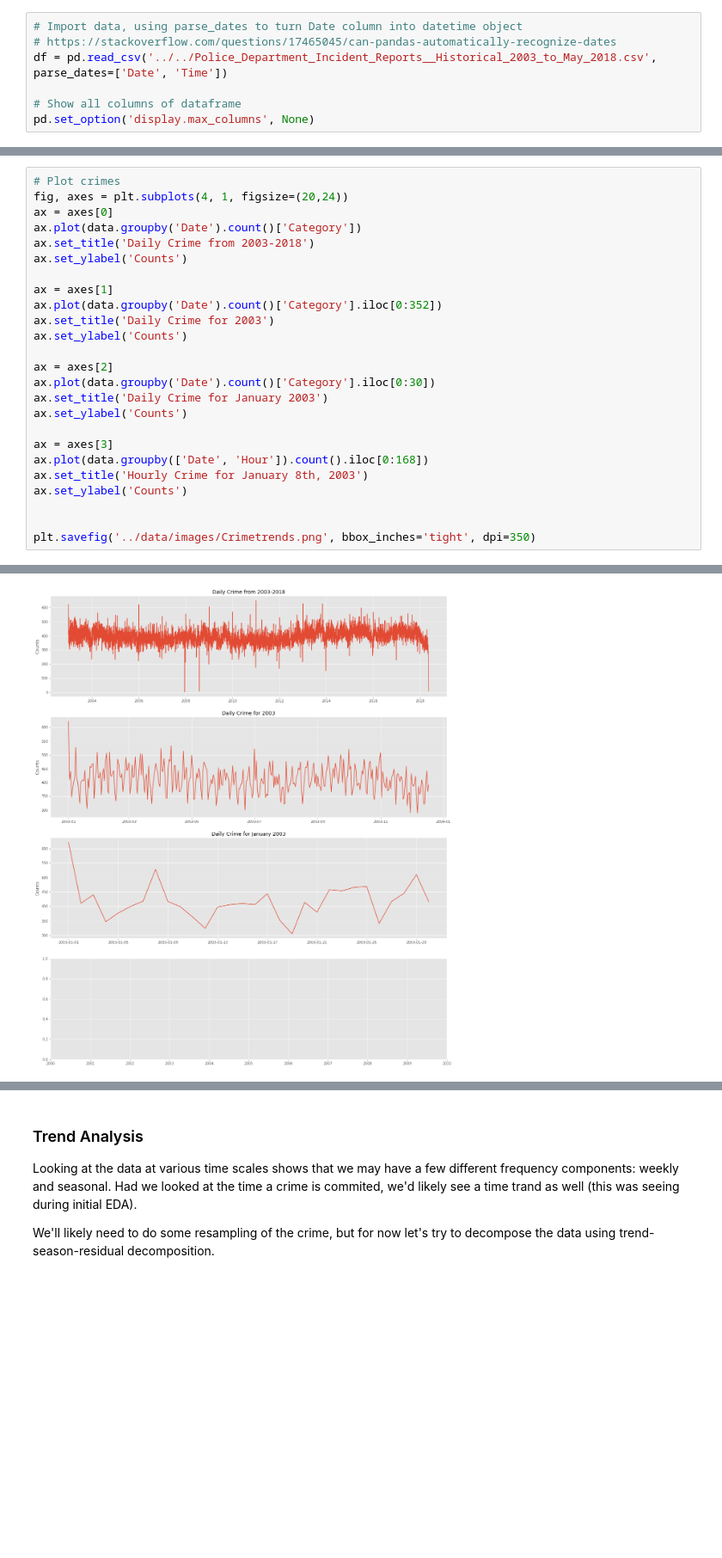
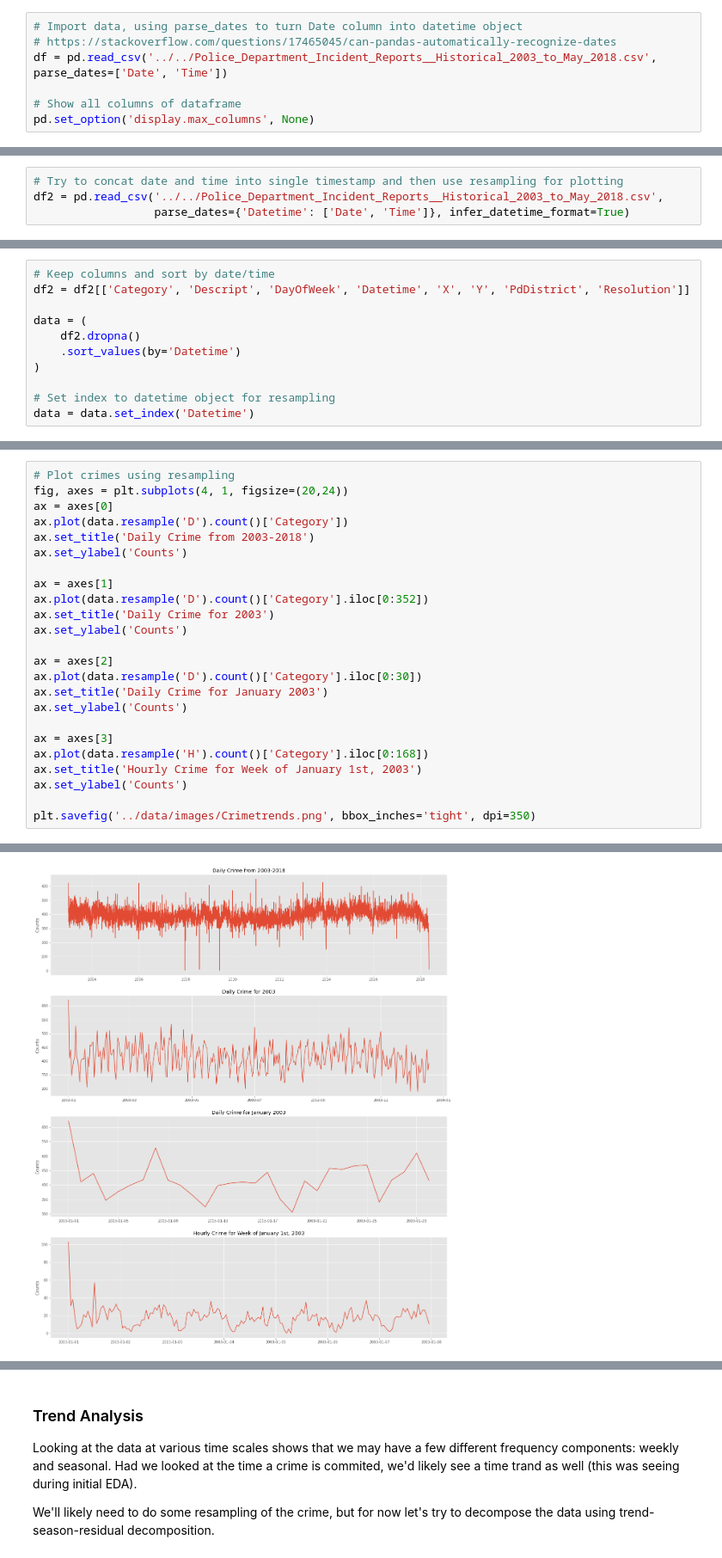
Before and after one commit to mkpetterson/sfcrime, a Jupyter notebook: notebooks/time_series_analysis.ipynb, the cells around one changed output, grey strips where cells are left out. Shown at 86% size. Saved outputs shown, nothing was run; the diff lists cells and outputs as text; blank space fills up the shorter version.

```diff
--- a/notebooks/time_series_analysis.ipynb
+++ b/notebooks/time_series_analysis.ipynb
@@ -48,0 +44,4 @@ data.groupby(['Date', 'Hour']).size().iloc[0:168].plot()
+# %%
+# Try to concat date and time into single timestamp and then use resampling for plotting
+df2 = pd.read_csv('../../Police_Department_Incident_Reports__Historical_2003_to_May_2018.csv',
+                  parse_dates={'Datetime': ['Date', 'Time']}, infer_datetime_format=True)
@@ -48,0 +64,11 @@ data.groupby(['Date', 'Hour']).size().iloc[0:168].plot()
+# %%
+# Keep columns and sort by date/time
+df2 = df2[['Category', 'Descript', 'DayOfWeek', 'Datetime', 'X', 'Y', 'PdDistrict', 'Resolution']]
+
+data = (
+    df2.dropna()
+    .sort_values(by='Datetime')
+)
+
+# Set index to datetime object for resampling
+data = data.set_index('Datetime')
@@ -49,26 +84,25 @@ data.groupby(['Date', 'Hour']).size().iloc[0:168].plot()
 # %%
-# Plot crimes
+# Plot crimes using resampling
 fig, axes = plt.subplots(4, 1, figsize=(20,24))
 ax = axes[0]
-ax.plot(data.groupby('Date').count()['Category'])
+ax.plot(data.resample('D').count()['Category'])
 ax.set_title('Daily Crime from 2003-2018')
 ax.set_ylabel('Counts')
 
 ax = axes[1]
-ax.plot(data.groupby('Date').count()['Category'].iloc[0:352])
+ax.plot(data.resample('D').count()['Category'].iloc[0:352])
 ax.set_title('Daily Crime for 2003')
 ax.set_ylabel('Counts')
 
 ax = axes[2]
-ax.plot(data.groupby('Date').count()['Category'].iloc[0:30])
+ax.plot(data.resample('D').count()['Category'].iloc[0:30])
 ax.set_title('Daily Crime for January 2003')
 ax.set_ylabel('Counts')
 
 ax = axes[3]
-ax.plot(data.groupby(['Date', 'Hour']).count().iloc[0:168])
-ax.set_title('Hourly Crime for January 8th, 2003')
+ax.plot(data.resample('H').count()['Category'].iloc[0:168])
+ax.set_title('Hourly Crime for Week of January 1st, 2003')
 ax.set_ylabel('Counts')
 
-
 plt.savefig('../data/images/Crimetrends.png', bbox_inches='tight', dpi=350)
 # %% [output]
@@ -79 +109 @@ ConversionError: Failed to convert value(s) to axis units: array([(Timestamp('20
-[figure, old version]
+[figure, new version]
```
Also changed, not shown: parts of 8 cells of this notebook.
